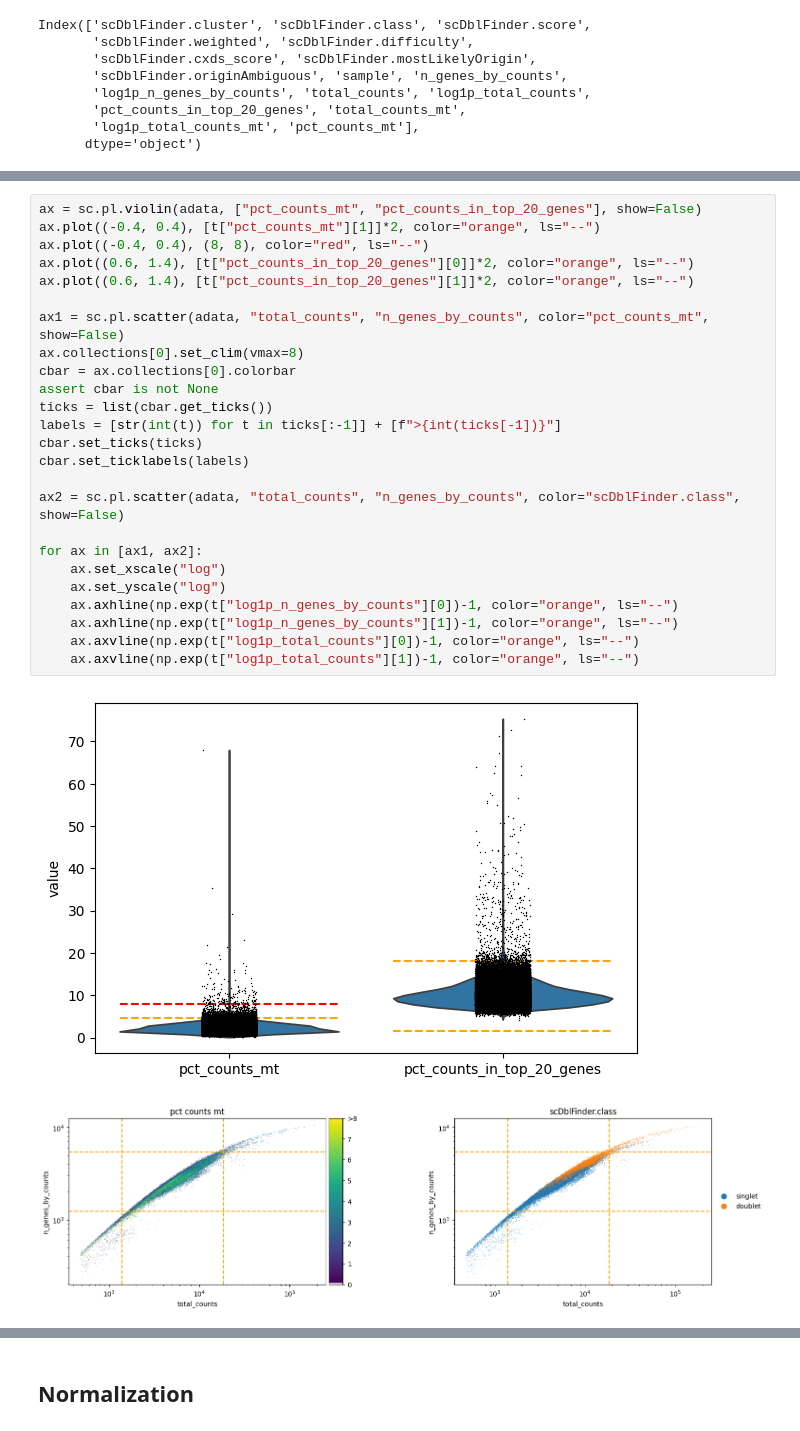
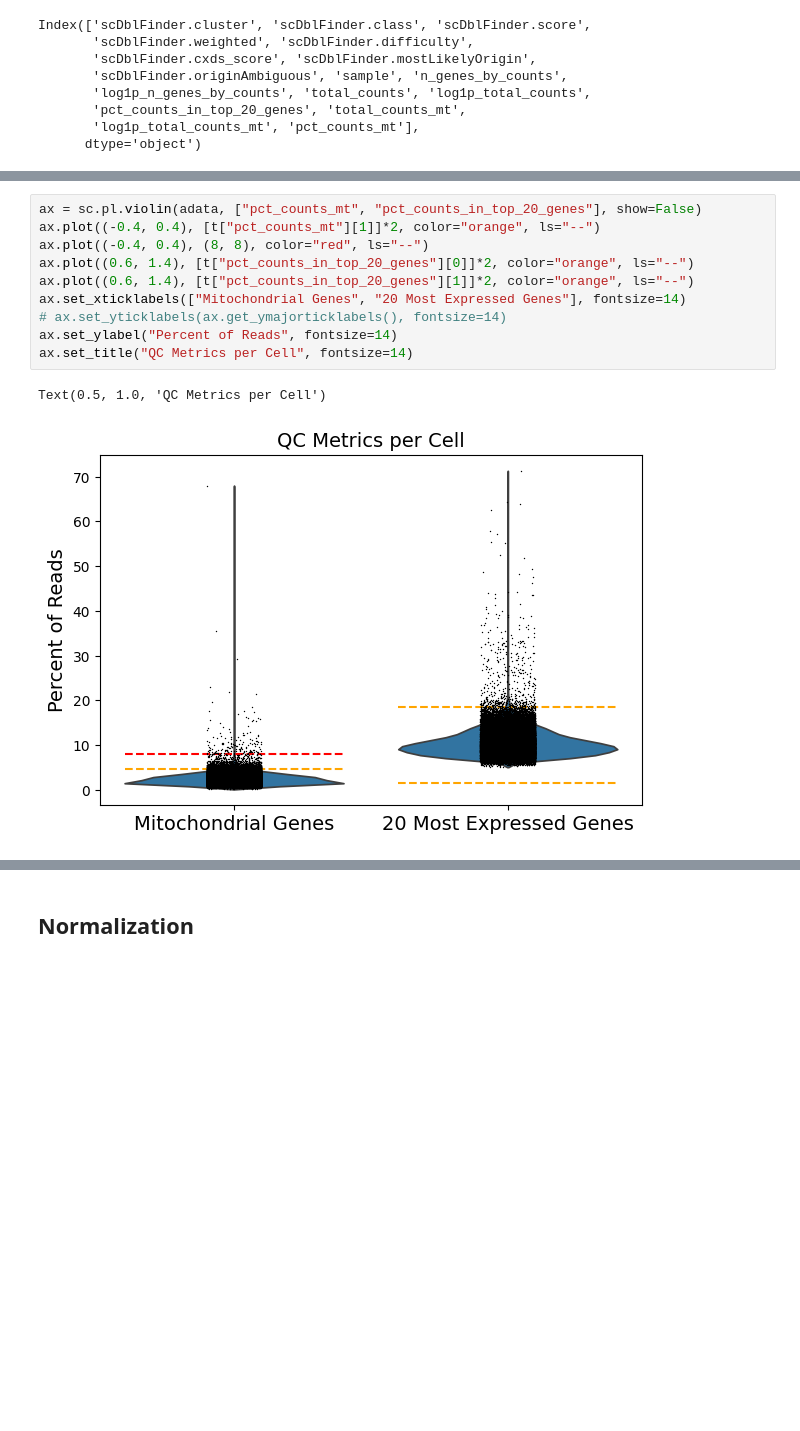
Before and after one commit to nirreiter/scRNA_methods, a Jupyter notebook: 2 - preprocessing_python.ipynb, the cells around one changed output, grey strips where cells are left out. Saved outputs shown, nothing was run; the diff lists cells and outputs as text; blank space fills up the shorter version.

```diff
--- a/2 - preprocessing_python.ipynb
+++ b/2 - preprocessing_python.ipynb
@@ -95,28 +125,13 @@ Name: count, dtype: int64
 # %%
 ax = sc.pl.violin(adata, ["pct_counts_mt", "pct_counts_in_top_20_genes"], show=False)
 ax.plot((-0.4, 0.4), [t["pct_counts_mt"][1]]*2, color="orange", ls="--")
 ax.plot((-0.4, 0.4), (8, 8), color="red", ls="--")
 ax.plot((0.6, 1.4), [t["pct_counts_in_top_20_genes"][0]]*2, color="orange", ls="--")
 ax.plot((0.6, 1.4), [t["pct_counts_in_top_20_genes"][1]]*2, color="orange", ls="--")
-
-ax1 = sc.pl.scatter(adata, "total_counts", "n_genes_by_counts", color="pct_counts_mt", show=False)
-ax.collections[0].set_clim(vmax=8)
-cbar = ax.collections[0].colorbar
-assert cbar is not None
-ticks = list(cbar.get_ticks())
-labels = [str(int(t)) for t in ticks[:-1]] + [f">{int(ticks[-1])}"]
-cbar.set_ticks(ticks)
-cbar.set_ticklabels(labels)
-
-ax2 = sc.pl.scatter(adata, "total_counts", "n_genes_by_counts", color="scDblFinder.class", show=False)
-
-for ax in [ax1, ax2]:
-    ax.set_xscale("log")
-    ax.set_yscale("log")
-    ax.axhline(np.exp(t["log1p_n_genes_by_counts"][0])-1, color="orange", ls="--")
-    ax.axhline(np.exp(t["log1p_n_genes_by_counts"][1])-1, color="orange", ls="--")
-    ax.axvline(np.exp(t["log1p_total_counts"][0])-1, color="orange", ls="--")
-    ax.axvline(np.exp(t["log1p_total_counts"][1])-1, color="orange", ls="--")
+ax.set_xticklabels(["Mitochondrial Genes", "20 Most Expressed Genes"], fontsize=14)
+# ax.set_yticklabels(ax.get_ymajorticklabels(), fontsize=14)
+ax.set_ylabel("Percent of Reads", fontsize=14)
+ax.set_title("QC Metrics per Cell", fontsize=14)
 # %% [output]
+Text(0.5, 1.0, 'QC Metrics per Cell')
-[figure, old version]
+[figure, new version]
-[figure, removed]
```
Also changed, not shown: parts of 13 cells of this notebook, 2 other files.
